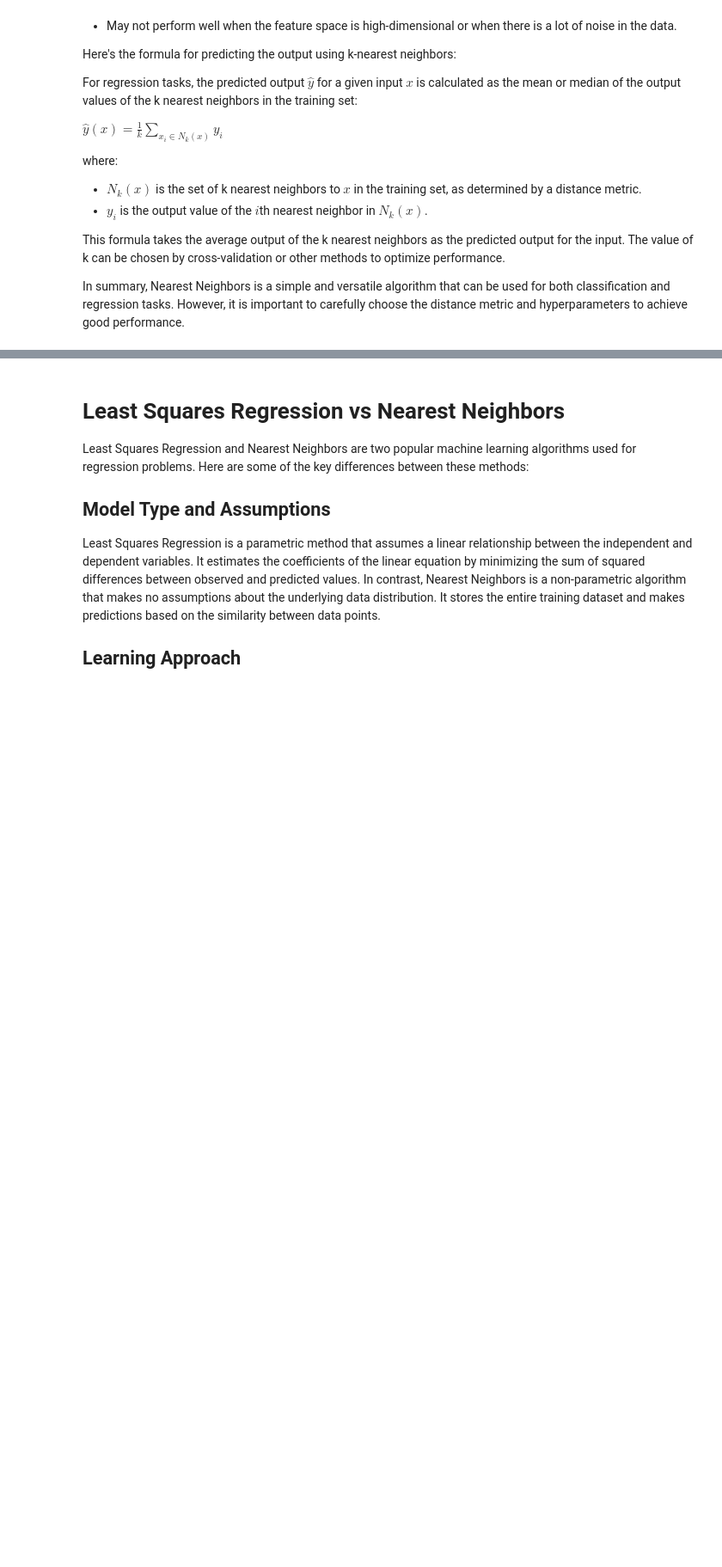
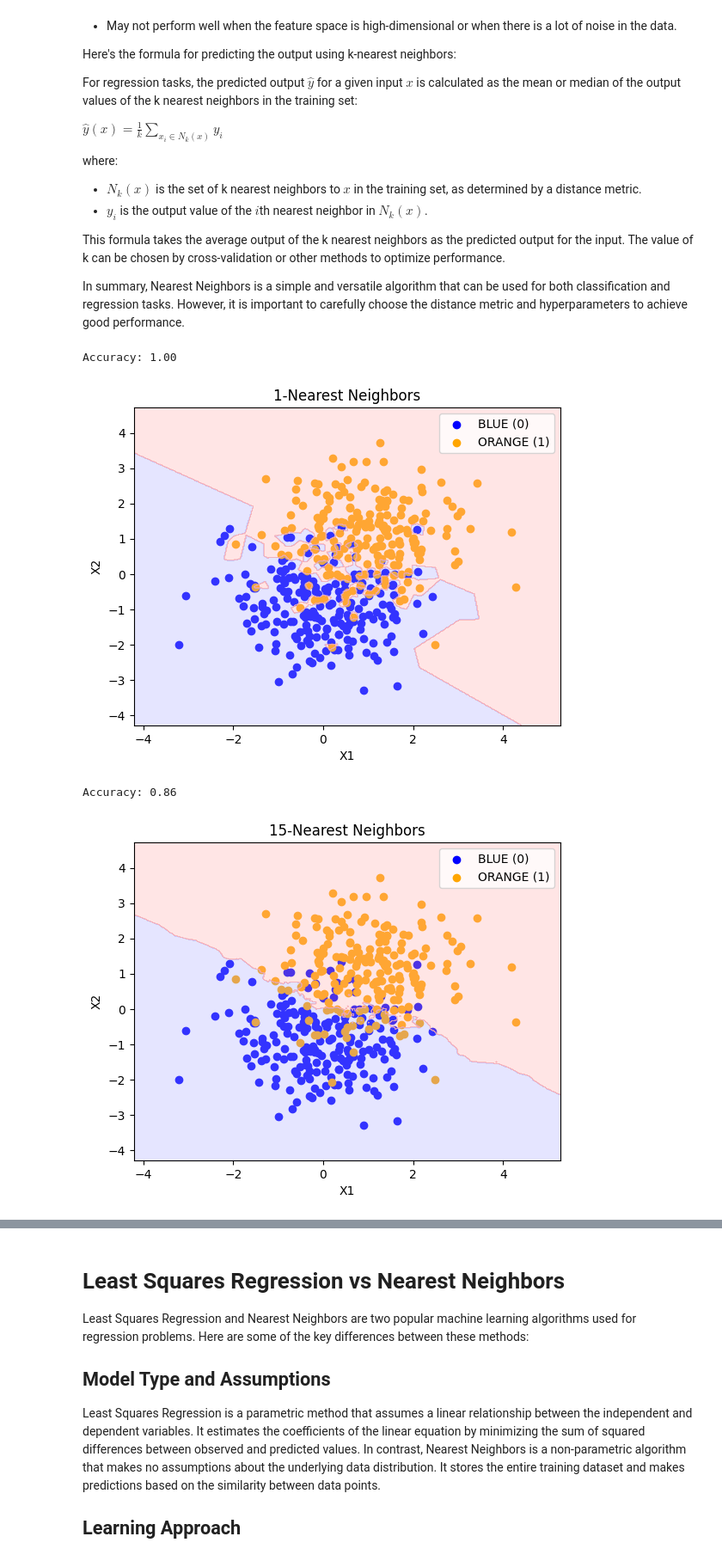
Before and after one commit to nick3703/MA489, a Jupyter notebook: MA489.ipynb, the cells around one changed output, grey strips where cells are left out. Shown at 86% size. Drawn from its saved outputs; the diff is of its cells as text; code cells hidden in the pictures; blank space fills up the shorter version.

```diff
--- a/MA489.ipynb
+++ b/MA489.ipynb
@@ -121,3 +168,44 @@ where:
 This formula takes the average output of the k nearest neighbors as the predicted output for the input. The value of k can be chosen by cross-validation or other methods to optimize performance.
 
 In summary, Nearest Neighbors is a simple and versatile algorithm that can be used for both classification and regression tasks. However, it is important to carefully choose the distance metric and hyperparameters to achieve good performance.
+# %%
+from sklearn.neighbors import KNeighborsClassifier
+from matplotlib.colors import ListedColormap
+
+def neighbors(k=1):
+    model = KNeighborsClassifier(n_neighbors=k).fit(X, y)
+
+    # Calculate accuracy
+    y_pred = model.predict(X)
+    accuracy = accuracy_score(y, y_pred)
+    print(f"Accuracy: {accuracy:.2f}")
+
+    # Plot the data and decision boundary
+    plt.scatter(x_blue[:, 0], x_blue[:, 1], color='blue', label='BLUE (0)')
+    plt.scatter(x_orange[:, 0], x_orange[:, 1], color='orange', label='ORANGE (1)')
+
+    # Create a mesh grid for the decision boundary
+    h = .02
+    x1_min, x1_max = X[:, 0].min() - 1, X[:, 0].max() + 1
+    x2_min, x2_max = X[:, 1].min() - 1, X[:, 1].max() + 1
+    xx1, xx2 = np.meshgrid(np.arange(x1_min, x1_max, h), np.arange(x2_min, x2_max, h))
+    Z = model.predict(np.c_[xx1.ravel(), xx2.ravel()])
+    Z = Z.reshape(xx1.shape)
+
+    # Plot the decision boundary
+    cmap_light = ListedColormap(['#AAAAFF', '#FFAAAA'])
+    plt.contourf(xx1, xx2, Z, alpha=0.3, cmap=cmap_light)
+
+    plt.xlabel('X1')
+    plt.ylabel('X2')
+    plt.title(str(k) +"-Nearest Neighbors")
+    plt.legend()
+    plt.show()
+
+neighbors()
+neighbors(15)
+# %% [output]
+Accuracy: 1.00
+[figure, added]
+Accuracy: 0.86
+[figure, added]
```
Also changed, not shown: parts of 18 cells of this notebook, 9 other files.
